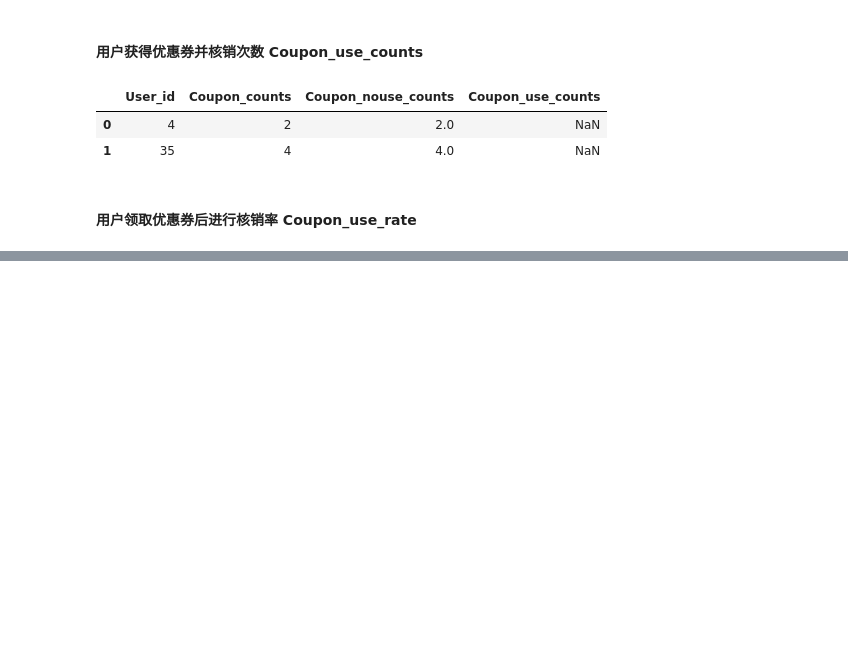
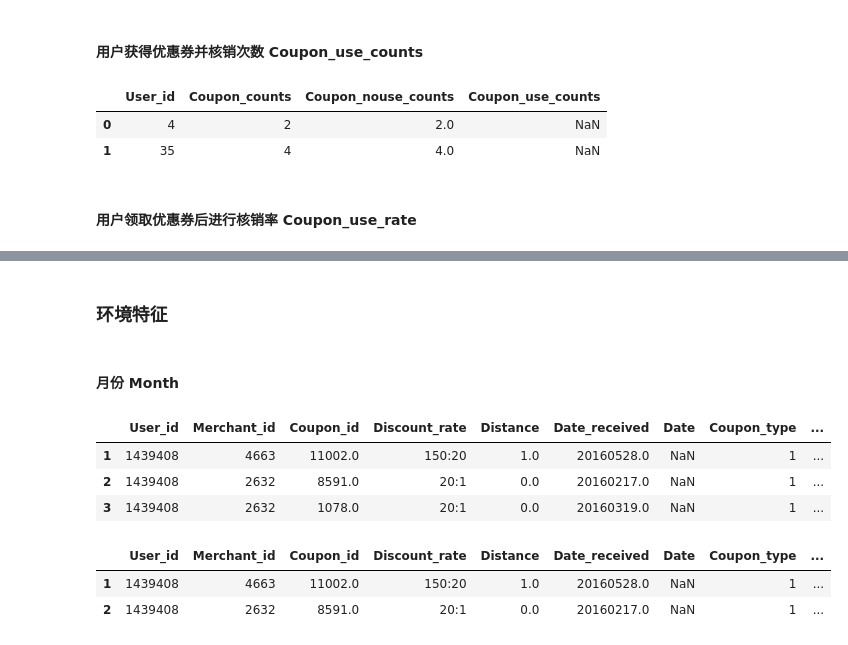
Before and after one commit to Shulin-Zhang/Mechine_learning_in_action, a Jupyter notebook: O2OA_Coupon_Usage_Forecast/start.ipynb, the cells around one changed output, grey strips where cells are left out. Cells and saved outputs as stored; diff of their text form; code cells hidden in the pictures; blank space fills up the shorter version.

```diff
--- a/O2OA_Coupon_Usage_Forecast/start.ipynb
+++ b/O2OA_Coupon_Usage_Forecast/start.ipynb
@@ -151,0 +241,12 @@ df_test.groupby('User_id').count()
+# %%
+def parse_discount_rate_type(item):
+    item = str(item)
+    if item == 'nan':
+        return np.nan
+    elif ':' in item:
+        return 1
+    else:
+        return 0
+# %%
+df_off['Coupon_type'] = df_off.Discount_rate.apply(parse_discount_rate_type)
+df_off.head(2)
@@ -151,0 +266,14 @@ df_test.groupby('User_id').count()
+# %%
+def parse_discount_rate(item):
+    item = str(item)
+
+    if item == 'nan':
+        return np.nan
+    elif ':' in item:
+        left, right = item.split(':')
+        return (float(left) - float(right)) / float(left)
+    else:
+        return float(item)
+# %%
+df_off['Coupon_rate'] = df_off.Discount_rate.apply(parse_discount_rate)
+df_off.head(2)
@@ -151,0 +376,11 @@ df_test.groupby('User_id').count()
+# %% [markdown]
+### 环境特征
+# %% [markdown]
+#### 月份 Month
+# %%
+df_off.head(3)
+# %% [output]
+|  | User_id | Merchant_id | Coupon_id | Discount_rate | Distance | Date_received | Date | Coupon_type | ... |
+| 1 | 1439408 | 4663 | 11002.0 | 150:20 | 1.0 | 20160528.0 | NaN | 1 | ... |
+| 2 | 1439408 | 2632 | 8591.0 | 20:1 | 0.0 | 20160217.0 | NaN | 1 | ... |
+| 3 | 1439408 | 2632 | 1078.0 | 20:1 | 0.0 | 20160319.0 | NaN | 1 | ... |
@@ -151,0 +392,7 @@ df_test.groupby('User_id').count()
+# %%
+df_off['Month'] = df_off.Date_received.apply(parse_month)
+df_off.head(2)
+# %% [output]
+|  | User_id | Merchant_id | Coupon_id | Discount_rate | Distance | Date_received | Date | Coupon_type | ... |
+| 1 | 1439408 | 4663 | 11002.0 | 150:20 | 1.0 | 20160528.0 | NaN | 1 | ... |
+| 2 | 1439408 | 2632 | 8591.0 | 20:1 | 0.0 | 20160217.0 | NaN | 1 | ... |
```
Also changed, not shown: parts of 109 cells of this notebook, 1 other file.
